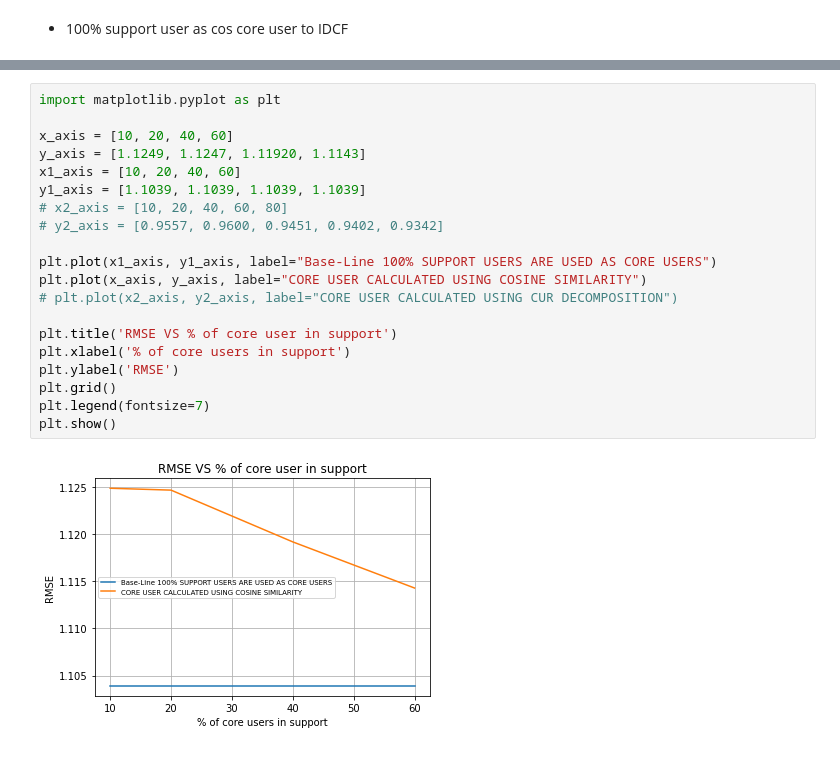
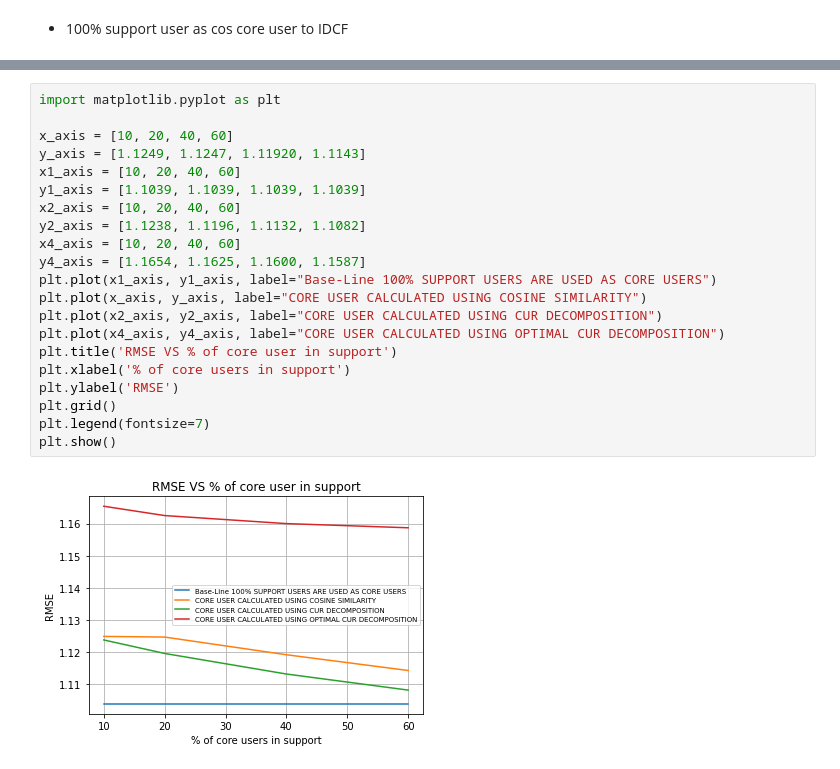
Before and after one commit to JRK123/IDCF, a Jupyter notebook: code/ml-1m/IDCF-NN/runsv8.ipynb, the cells around one changed output, grey strips where cells are left out. Cells and saved outputs as stored; diff of their text form.

```diff
--- a/code/ml-1m/IDCF-NN/runsv8.ipynb
+++ b/code/ml-1m/IDCF-NN/runsv8.ipynb
@@ -683,22 +803,23 @@ All Test Result: MAE: 0.7556 RMSE: 0.9683 NDCG: 0.0000
 # %%
 import matplotlib.pyplot as plt
 
 x_axis = [10, 20, 40, 60]
 y_axis = [1.1249, 1.1247, 1.11920, 1.1143]
 x1_axis = [10, 20, 40, 60]
 y1_axis = [1.1039, 1.1039, 1.1039, 1.1039]
-# x2_axis = [10, 20, 40, 60, 80]
-# y2_axis = [0.9557, 0.9600, 0.9451, 0.9402, 0.9342]
-
+x2_axis = [10, 20, 40, 60]
+y2_axis = [1.1238, 1.1196, 1.1132, 1.1082]
+x4_axis = [10, 20, 40, 60]
+y4_axis = [1.1654, 1.1625, 1.1600, 1.1587]
 plt.plot(x1_axis, y1_axis, label="Base-Line 100% SUPPORT USERS ARE USED AS CORE USERS")
 plt.plot(x_axis, y_axis, label="CORE USER CALCULATED USING COSINE SIMILARITY")
-# plt.plot(x2_axis, y2_axis, label="CORE USER CALCULATED USING CUR DECOMPOSITION")
-
+plt.plot(x2_axis, y2_axis, label="CORE USER CALCULATED USING CUR DECOMPOSITION")
+plt.plot(x4_axis, y4_axis, label="CORE USER CALCULATED USING OPTIMAL CUR DECOMPOSITION")
 plt.title('RMSE VS % of core user in support')
 plt.xlabel('% of core users in support')
 plt.ylabel('RMSE')
 plt.grid()
 plt.legend(fontsize=7)
 plt.show()
 # %% [output]
-[figure, old version]
+[figure, new version]
```
Also changed, not shown: parts of 12 cells of this notebook, 4 other files.
